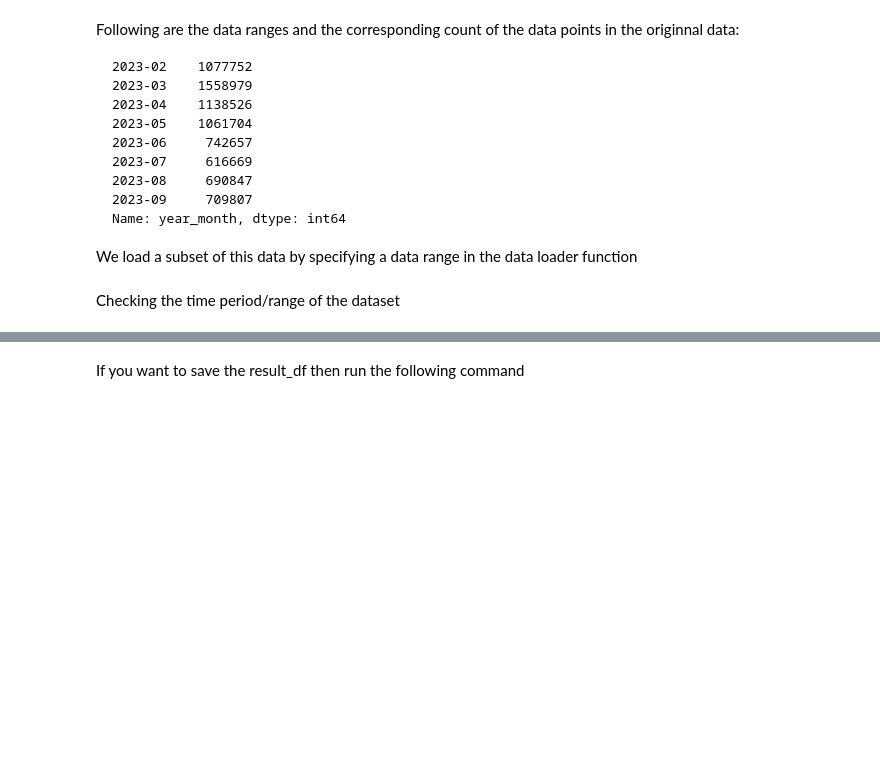
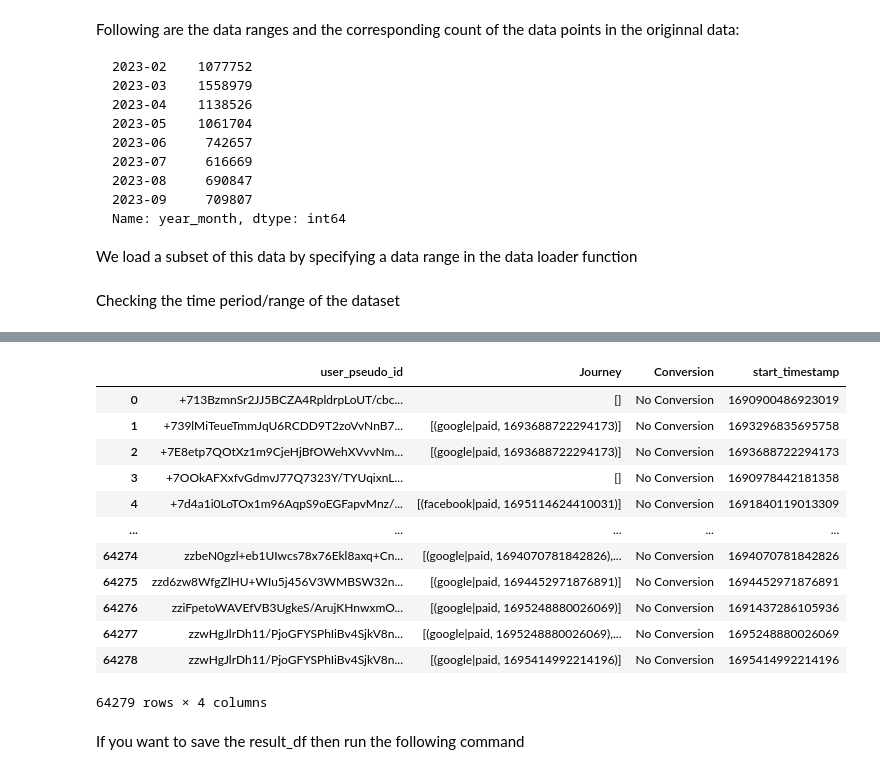
Before and after one commit to Anurag-Singh-creator/attribution_modeling, a Jupyter notebook: attribution_model.ipynb, the cells around one changed output, grey strips where cells are left out. Saved outputs shown, nothing was run; the diff lists cells and outputs as text; code cells hidden in the pictures; blank space fills up the shorter version.

```diff
--- a/attribution_model.ipynb
+++ b/attribution_model.ipynb
@@ -208,0 +345,66 @@ result_df = compute_user_journey(df)
+# %%
+
+def transform_journeys(journeys_df, start_unix_given_month, end_unix_given_month):
+    """
+    Transform user journeys with the following rules:
+    - For non-conversion journeys, keep source_medium occurrences only from the given_month.
+    - For conversion journeys, keep them as is, unless the last timestamp is not within
+      the given_month, in which case, remove them.
+
+    Parameters:
+        journeys_df (pd.DataFrame): DataFrame containing user journeys.
+        start_unix_given_month (int): Unix timestamp of the first day of the given_month.
+        end_unix_given_month (int): Unix timestamp of the last day of the given_month.
+
+    Returns:
+        pd.DataFrame: DataFrame containing the transformed journeys.
+    """
+    transformed_journeys = []
+
+    for _, row in journeys_df.iterrows():
+        journey = row['Journey']
+
+        # For non-conversion journeys, keep only source_medium occurrences from the given_month
+        if row['Conversion'] == 'No Conversion':
+            journey = [(s_m, t) for s_m, t in journey if t >= start_unix_given_month]
+        # For conversion journeys, check if the last timestamp is within the given_month
+        elif row['Conversion'] == 'Conversion' and journey:
+            _, last_timestamp = journey[-1]
+            if not (start_unix_given_month <= last_timestamp <= end_unix_given_month):
+                continue
+
+        transformed_journeys.append({
+            'user_pseudo_id': row['user_pseudo_id'],
+            'Journey': journey,
+            'Conversion': row['Conversion'],
+            'start_timestamp': row['start_timestamp']
+        })
+
+    return pd.DataFrame(transformed_journeys)
+
+given_month_dt = datetime.datetime.strptime(given_month, "%Y/%m")
+start_date_unix_given_month = int(given_month_dt.timestamp() * 10**6)
+
+# Get the first day of the next month
+next_month_dt = (given_month_dt.replace(day=28) + datetime.timedelta(days=4)).replace(day=1)
+# Subtract one second to get the last moment of the given_month
+end_unix_given_month = int(next_month_dt.timestamp() * 10**6) - 1
+
+# Assuming result_df is obtained from compute_user_journey function
+transformed_journeys_df = transform_journeys(result_df, start_date_unix_given_month, end_unix_given_month)
+
+transformed_journeys_df
+# %% [output]
+|  | user_pseudo_id | Journey | Conversion | start_timestamp |
+| 0 | +713BzmnSr2JJ5BCZA4RpldrpLoUT/cbc... | [] | No Conversion | 1690900486923019 |
+| 1 | +739lMiTeueTmmJqU6RCDD9T2zoVvNnB7... | [(google|paid, 1693688722294173)] | No Conversion | 1693296835695758 |
+| 2 | +7E8etp7QOtXz1m9CjeHjBfOWehXVvvNm... | [(google|paid, 1693688722294173)] | No Conversion | 1693688722294173 |
+| 3 | +7OOkAFXxfvGdmvJ77Q7323Y/TYUqixnL... | [] | No Conversion | 1690978442181358 |
+| 4 | +7d4a1i0LoTOx1m96AqpS9oEGFapvMnz/... | [(facebook|paid, 1695114624410031)] | No Conversion | 1691840119013309 |
+| ... | ... | ... | ... | ... |
+| 64274 | zzbeN0gzl+eb1UIwcs78x76Ekl8axq+Cn... | [(google|paid, 1694070781842826),... | No Conversion | 1694070781842826 |
+| 64275 | zzd6zw8WfgZlHU+WIu5j456V3WMBSW32n... | [(google|paid, 1694452971876891)] | No Conversion | 1694452971876891 |
+| 64276 | zziFpetoWAVEfVB3UgkeS/ArujKHnwxmO... | [(google|paid, 1695248880026069)] | No Conversion | 1691437286105936 |
+| 64277 | zzwHgJlrDh11/PjoGFYSPhIiBv4SjkV8n... | [(google|paid, 1695248880026069),... | No Conversion | 1695248880026069 |
+| 64278 | zzwHgJlrDh11/PjoGFYSPhIiBv4SjkV8n... | [(google|paid, 1695414992214196)] | No Conversion | 1695414992214196 |
+64279 rows × 4 columns
```
Also changed, not shown: parts of 14 cells of this notebook.
